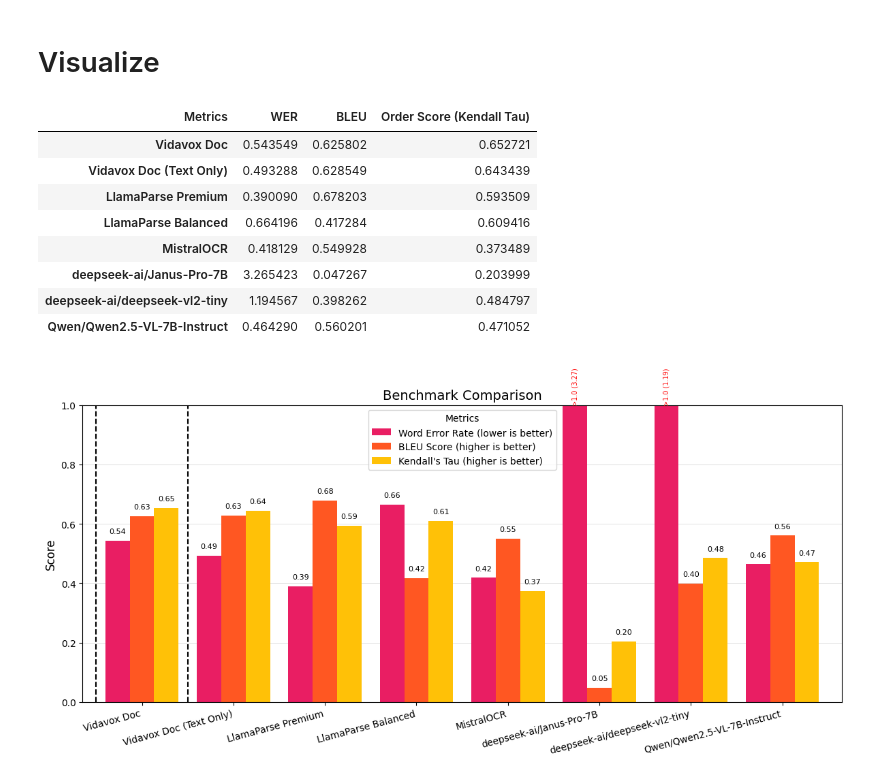
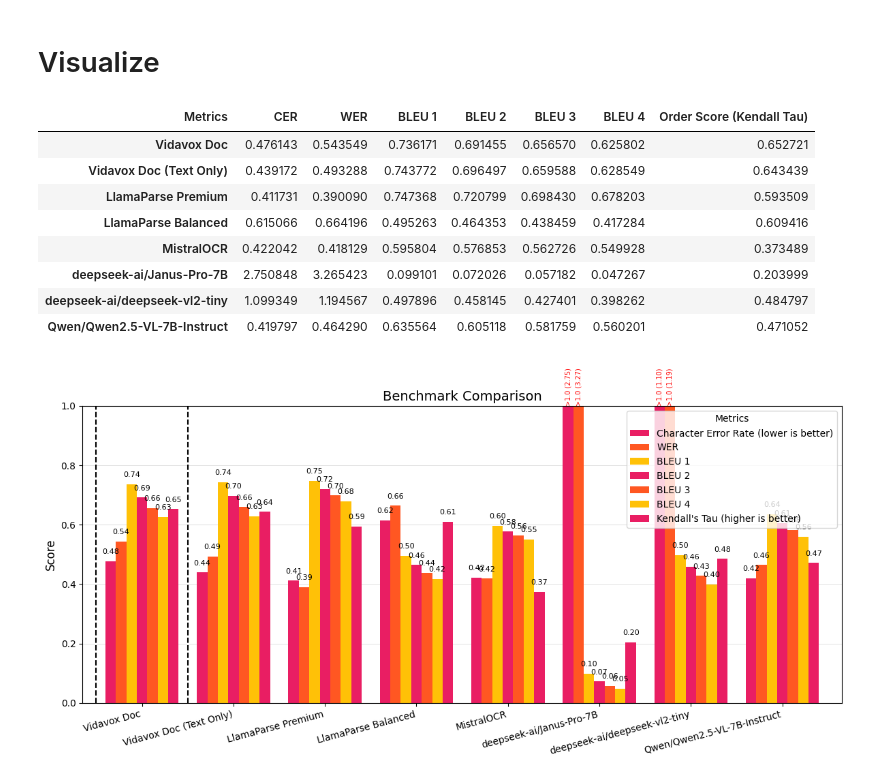
Before and after one commit to MKMaarif/Universal-Doc-Parsing, a Jupyter notebook: notebook/3.0.0 Benchmarking Pipeline JSON.ipynb, the cells around one changed output. Saved outputs shown, nothing was run; the diff lists cells and outputs as text; code cells hidden in the pictures.

```diff
--- a/notebook/3.0.0 Benchmarking Pipeline JSON.ipynb
+++ b/notebook/3.0.0 Benchmarking Pipeline JSON.ipynb
@@ -69,7 +69,10 @@ import tqdm
 cer = CharErrorRate()
 wer = WordErrorRate()
 rouge = ROUGEScore()
-bleu = BLEUScore()
+bleu_1 = BLEUScore(n_gram=1)
+bleu_2 = BLEUScore(n_gram=2)
+bleu_3 = BLEUScore(n_gram=3)
+bleu_4 = BLEUScore(n_gram=4)
 # %%
 def get_normalized_edit_distance(s1, s2):
     edit_distance = Levenshtein.distance(s1, s2)
@@ -501,15 +592,15 @@ import matplotlib.ticker as mticker
 
 # Create a DataFrame from the scores
 scores = {
-    "Metrics": ["WER", "BLEU", "Order Score (Kendall Tau)"],
-    "Vidavox Doc": [np.mean(our_score["wer"]), np.mean(our_score["bleu"]), np.mean(our_score["tau"])],
-    "Vidavox Doc (Text Only)": [np.mean(our_text_score["wer"]), np.mean(our_text_score["bleu"]), np.mean(our_text_score["tau"])],
-    "LlamaParse Premium": [np.mean(llamaparse_score["wer"]), np.mean(llamaparse_score["bleu"]), np.mean(llamaparse_score["tau"])],
-    "LlamaParse Balanced": [np.mean(llamaparse_b_score["wer"]), np.mean(llamaparse_b_score["bleu"]), np.mean(llamaparse_b_score["tau"])],
-    "MistralOCR": [np.mean(mistralocr_score["wer"]), np.mean(mistralocr_score["bleu"]), np.mean(mistralocr_score["tau"])],
-    "deepseek-ai/Janus-Pro-7B": [np.mean(janus_score["wer"]), np.mean(janus_score["bleu"]), np.mean(janus_score["tau"])],
-    "deepseek-ai/deepseek-vl2-tiny": [np.mean(vl2_score["wer"]), np.mean(vl2_score["bleu"]), np.mean(vl2_score["tau"])],
-    "Qwen/Qwen2.5-VL-7B-Instruct": [np.mean(qwen_score["wer"]), np.mean(qwen_score["bleu"]), np.mean(qwen_score["tau"])],
+    "Metrics": ["CER", "WER", "BLEU 1", "BLEU 2", "BLEU 3", "BLEU 4", "Order Score (Kendall Tau)"],
+    "Vidavox Doc": [np.mean(our_score["cer"]), np.mean(our_score["wer"]), np.mean(our_score["bleu_1"]), np.mean(our_score["bleu_2"]), np.mean(our_score["bleu_3"]), np.mean(our_score["bleu_4"]), np.mean(our_score["tau"])],
+    "Vidavox Doc (Text Only)": [np.mean(our_text_score["cer"]), np.mean(our_text_score["wer"]), np.mean(our_text_score["bleu_1"]), np.mean(our_text_score["bleu_2"]), np.mean(our_text_score["bleu_3"]), np.mean(our_text_score["bleu_4"]), np.mean(our_text_score["tau"])],
+    "LlamaParse Premium": [np.mean(llamaparse_score["cer"]), np.mean(llamaparse_score["wer"]), np.mean(llamaparse_score["bleu_1"]), np.mean(llamaparse_score["bleu_2"]), np.mean(llamaparse_score["bleu_3"]), np.mean(llamaparse_score["bleu_4"]), np.mean(llamaparse_score["tau"])],
+    "LlamaParse Balanced": [np.mean(llamaparse_b_score["cer"]), np.mean(llamaparse_b_score["wer"]), np.mean(llamaparse_b_score["bleu_1"]), np.mean(llamaparse_b_score["bleu_2"]), np.mean(llamaparse_b_score["bleu_3"]), np.mean(llamaparse_b_score["bleu_4"]), np.mean(llamaparse_b_score["tau"])],
+    "MistralOCR": [np.mean(mistralocr_score["cer"]), np.mean(mistralocr_score["wer"]), np.mean(mistralocr_score["bleu_1"]), np.mean(mistralocr_score["bleu_2"]), np.mean(mistralocr_score["bleu_3"]), np.mean(mistralocr_score["bleu_4"]), np.mean(mistralocr_score["tau"])],
+    "deepseek-ai/Janus-Pro-7B": [np.mean(janus_score["cer"]), np.mean(janus_score["wer"]), np.mean(janus_score["bleu_1"]), np.mean(janus_score["bleu_2"]), np.mean(janus_score["bleu_3"]), np.mean(janus_score["bleu_4"]), np.mean(janus_score["tau"])],
+    "deepseek-ai/deepseek-vl2-tiny": [np.mean(vl2_score["cer"]), np.mean(vl2_score["wer"]), np.mean(vl2_score["bleu_1"]), np.mean(vl2_score["bleu_2"]), np.mean(vl2_score["bleu_3"]), np.mean(vl2_score["bleu_4"]), np.mean(vl2_score["tau"])],
+    "Qwen/Qwen2.5-VL-7B-Instruct": [np.mean(qwen_score["cer"]), np.mean(qwen_score["wer"]), np.mean(qwen_score["bleu_1"]), np.mean(qwen_score["bleu_2"]), np.mean(qwen_score["bleu_3"]), np.mean(qwen_score["bleu_4"]), np.mean(qwen_score["tau"])],
 }
 
 # Create DataFrame
@@ -520,15 +611,15 @@ df = df.set_index('Metrics')
 df_transposed = df.T # Models as rows, Metrics as columns
 df_transposed
 # %% [output]
-| Metrics | WER | BLEU | Order Score (Kendall Tau) |
-| Vidavox Doc | 0.543549 | 0.625802 | 0.652721 |
-| Vidavox Doc (Text Only) | 0.493288 | 0.628549 | 0.643439 |
-| LlamaParse Premium | 0.390090 | 0.678203 | 0.593509 |
-| LlamaParse Balanced | 0.664196 | 0.417284 | 0.609416 |
-| MistralOCR | 0.418129 | 0.549928 | 0.373489 |
-| deepseek-ai/Janus-Pro-7B | 3.265423 | 0.047267 | 0.203999 |
-| deepseek-ai/deepseek-vl2-tiny | 1.194567 | 0.398262 | 0.484797 |
-| Qwen/Qwen2.5-VL-7B-Instruct | 0.464290 | 0.560201 | 0.471052 |
+| Metrics | CER | WER | BLEU 1 | BLEU 2 | BLEU 3 | BLEU 4 | Order Score (Kendall Tau) |
+| Vidavox Doc | 0.476143 | 0.543549 | 0.736171 | 0.691455 | 0.656570 | 0.625802 | 0.652721 |
+| Vidavox Doc (Text Only) | 0.439172 | 0.493288 | 0.743772 | 0.696497 | 0.659588 | 0.628549 | 0.643439 |
+| LlamaParse Premium | 0.411731 | 0.390090 | 0.747368 | 0.720799 | 0.698430 | 0.678203 | 0.593509 |
+| LlamaParse Balanced | 0.615066 | 0.664196 | 0.495263 | 0.464353 | 0.438459 | 0.417284 | 0.609416 |
+| MistralOCR | 0.422042 | 0.418129 | 0.595804 | 0.576853 | 0.562726 | 0.549928 | 0.373489 |
+| deepseek-ai/Janus-Pro-7B | 2.750848 | 3.265423 | 0.099101 | 0.072026 | 0.057182 | 0.047267 | 0.203999 |
+| deepseek-ai/deepseek-vl2-tiny | 1.099349 | 1.194567 | 0.497896 | 0.458145 | 0.427401 | 0.398262 | 0.484797 |
+| Qwen/Qwen2.5-VL-7B-Instruct | 0.419797 | 0.464290 | 0.635564 | 0.605118 | 0.581759 | 0.560201 | 0.471052 |
 # %%
 # save the dataframe to csv
 df_transposed.to_csv('fixed_res/GT/benchmark_scores.csv')
@@ -544,7 +635,7 @@ df_plot = df_transposed.loc[models_available]
 # Rename columns for the legend (matching the image)
 # Note: Ensure these column names exist in df_plot before renaming
 df_plot = df_plot.rename(columns={
-    'WER': 'Word Error Rate (lower is better)',
+    'CER': 'Character Error Rate (lower is better)',
     'BLEU': 'BLEU Score (higher is better)',
     'Order Score (Kendall Tau)': "Kendall's Tau (higher is better)"
 })
@@ -593,31 +684,31 @@ ax.set_xlabel('') # Remove x-axis label
 # X-axis Ticks
 ax.set_xticks(x)
 # Rotate labels if they overlap
 ax.set_xticklabels(df_plot.index, rotation=15, ha='right', fontsize=10)
 
 # Y-axis Ticks and Limits
 # *** THIS IS THE CORRECTED LINE ***
 ax.set_ylim(0, 1.0) # Set y-axis limits from 0 to exactly 1.0
 ax.yaxis.set_major_locator(mticker.MultipleLocator(0.2)) # Ticks every 0.2
 ax.yaxis.set_major_formatter(mticker.FormatStrFormatter('%.1f')) # Format y-ticks to 1 decimal place
 
 # Gridlines (horizontal)
 ax.yaxis.grid(True, linestyle='-', linewidth=0.5, color='lightgrey')
 ax.set_axisbelow(True) # Keep grid behind bars
 
 # Legend
 # ax.legend(title='', loc='upper left', bbox_to_anchor=(1, 1), fontsize=9) # Move legend outside
 
 # Dashed Vertical Lines (Update to cover all gaps)
 line_start_pos = x[0] - group_width / 2 - (1-group_width)/2 # Position before first group starts
 ax.axvline(line_start_pos, color='black', linestyle='--', linewidth=1.5, ymin=0.0, ymax=1.0)
 
 # Calculate positions halfway between the centers of all adjacent groups
 line_pos = (x[0] + x[0+1]) / 2
 ax.axvline(line_pos, color='black', linestyle='--', linewidth=1.5, ymin=0.0, ymax=1.0)
 
 # Adjust layout and display
 plt.tight_layout() # Adjust rect to make space for external legend
 plt.show()
 # %% [output]
-[figure, old version]
+[figure, new version]
```
Also changed, not shown: parts of 9 cells of this notebook, 12 other files.
